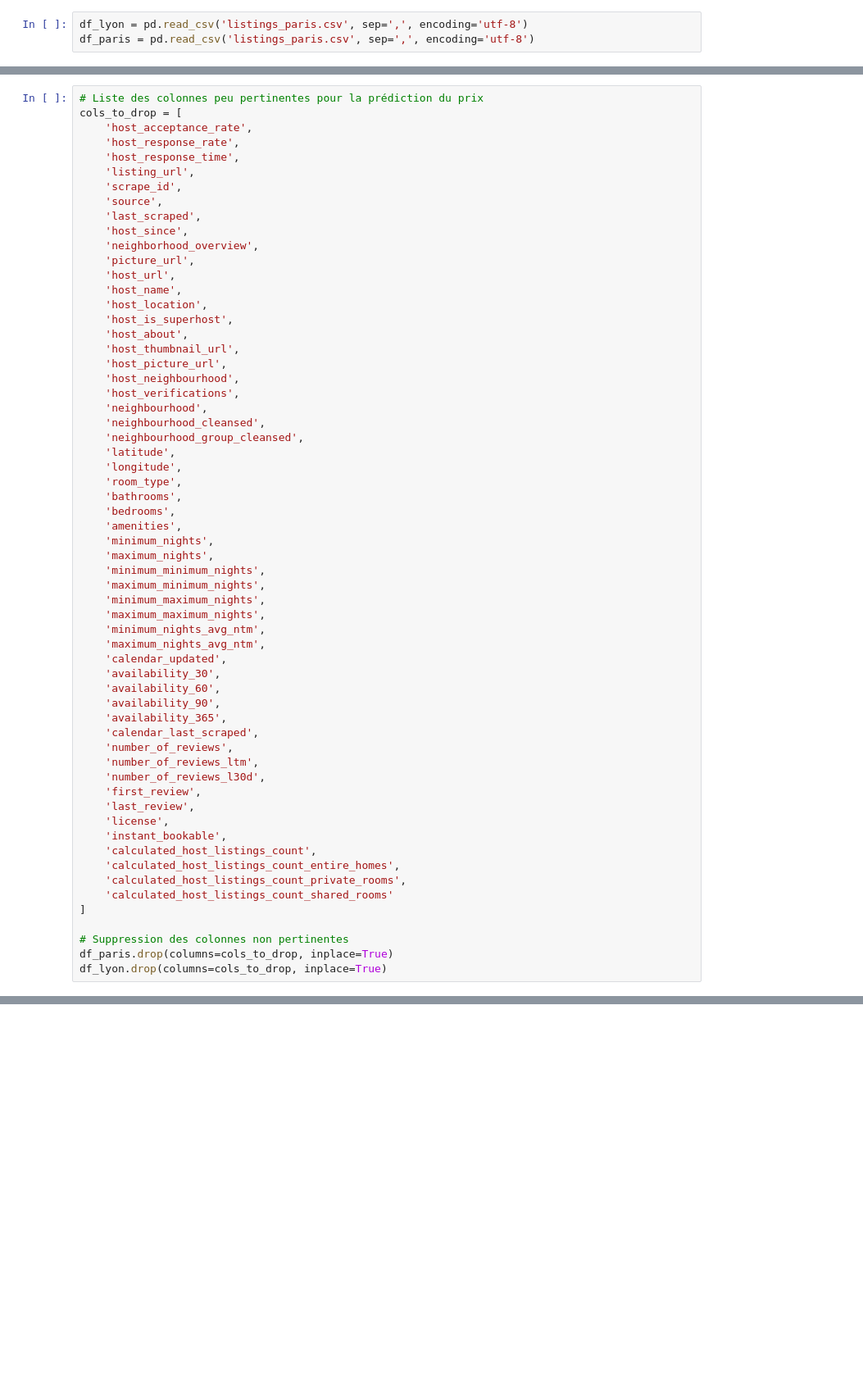
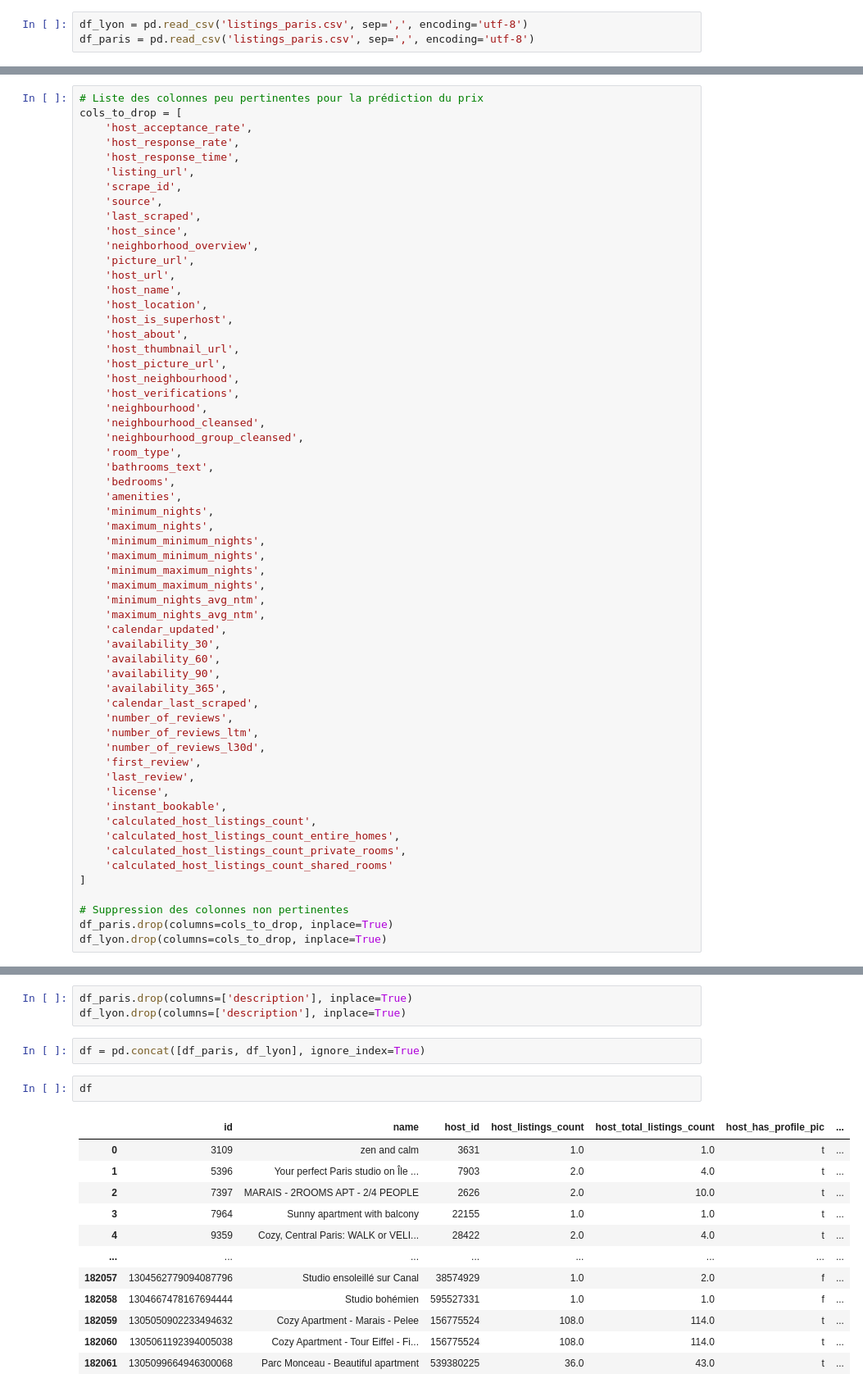
Before and after one commit to Yohannkp/AirBnb-ML-IPSSI, a Jupyter notebook: tp.ipynb, the cells around one changed output, grey strips where cells are left out. Shown at 82% size. Cells and saved outputs as stored; diff of their text form; blank space fills up the shorter version.

```diff
--- a/tp.ipynb
+++ b/tp.ipynb
@@ -131,10 +40,8 @@ cols_to_drop = [
     'neighbourhood',
     'neighbourhood_cleansed',
     'neighbourhood_group_cleansed',
-    'latitude',
-    'longitude',
     'room_type',
-    'bathrooms',
+    'bathrooms_text',
     'bedrooms',
     'amenities',
     'minimum_nights',
@@ -197,0 +77,20 @@ df_paris.head()
+# %%
+df_paris.drop(columns=['description'], inplace=True)
+df_lyon.drop(columns=['description'], inplace=True)
+# %%
+df = pd.concat([df_paris, df_lyon], ignore_index=True)
+# %%
+df
+# %% [output]
+|  | id | name | host_id | host_listings_count | host_total_listings_count | host_has_profile_pic | ... |
+| 0 | 3109 | zen and calm | 3631 | 1.0 | 1.0 | t | ... |
+| 1 | 5396 | Your perfect Paris studio on Île ... | 7903 | 2.0 | 4.0 | t | ... |
+| 2 | 7397 | MARAIS - 2ROOMS APT - 2/4 PEOPLE | 2626 | 2.0 | 10.0 | t | ... |
+| 3 | 7964 | Sunny apartment with balcony | 22155 | 1.0 | 1.0 | t | ... |
+| 4 | 9359 | Cozy, Central Paris: WALK or VELI... | 28422 | 2.0 | 4.0 | t | ... |
+| ... | ... | ... | ... | ... | ... | ... | ... |
+| 182057 | 1304562779094087796 | Studio ensoleillé sur Canal | 38574929 | 1.0 | 2.0 | f | ... |
+| 182058 | 1304667478167694444 | Studio bohémien | 595527331 | 1.0 | 1.0 | f | ... |
+| 182059 | 1305050902233494632 | Cozy Apartment - Marais - Pelee | 156775524 | 108.0 | 114.0 | t | ... |
+| 182060 | 1305061192394005038 | Cozy Apartment - Tour Eiffel - Fi... | 156775524 | 108.0 | 114.0 | t | ... |
+| 182061 | 1305099664946300068 | Parc Monceau - Beautiful apartment | 539380225 | 36.0 | 43.0 | t | ... |
```
Also changed, not shown: parts of 36 cells of this notebook.
